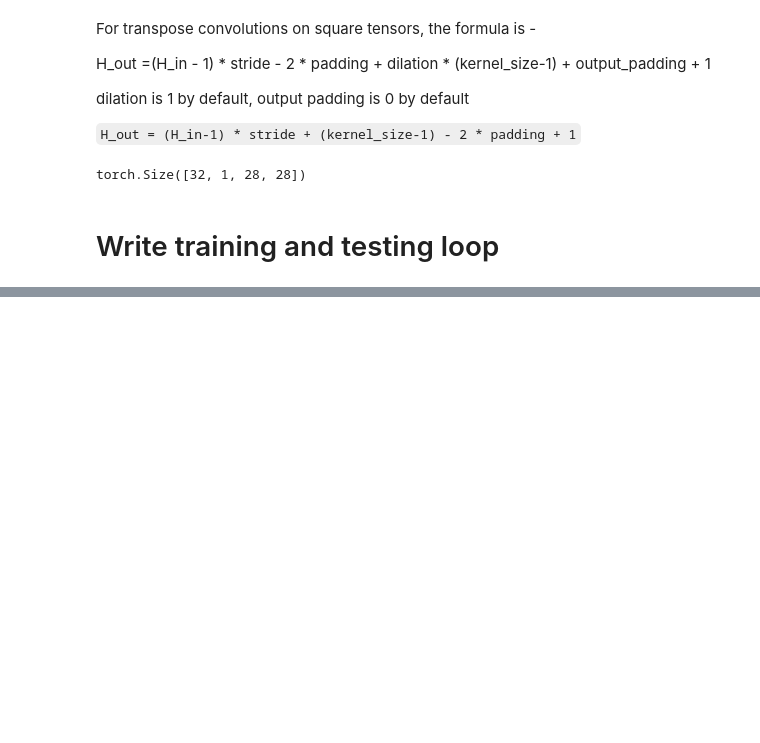
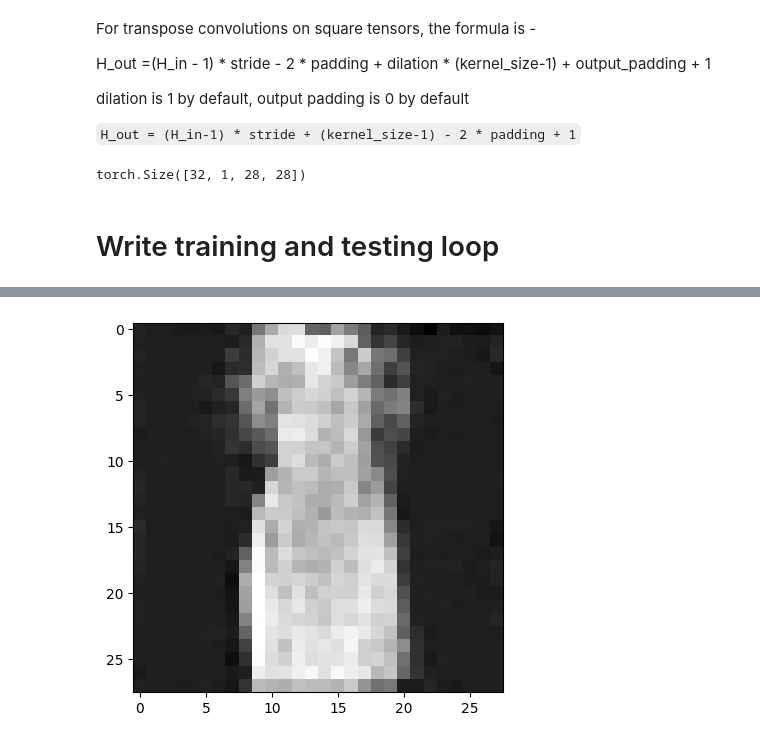
Before and after one commit to suryansh-sinha/Conditional-DCGAN, a Jupyter notebook: cDCGAN.ipynb, the cells around one changed output, grey strips where cells are left out. Cells and saved outputs as stored; diff of their text form; code cells hidden in the pictures; blank space fills up the shorter version.

```diff
--- a/cDCGAN.ipynb
+++ b/cDCGAN.ipynb
@@ -130,7 +150,9 @@ class Discriminator(nn.Module):
     return self.classifier(self.conv_layers(x))
 # %%
 image, label = next(iter(train_dataloader))
-discriminator = Discriminator(1, num_classes, BATCH_SIZE)
+image = image.to(device)
+label = label.to(device)
+discriminator = Discriminator(1, num_classes, BATCH_SIZE).to(device)
 preds = discriminator(image, label)
 preds
 # %% [output]
@@ -302,0 +398,13 @@ RuntimeError: Expected tensor for argument #1 'indices' to have one of the follo
+# %%
+def generate_image(generator, latent_size, class_index):
+  noise = torch.rand(size=[1, latent_size, 1, 1]).to(device)
+  label = torch.Tensor([class_index]).type(torch.IntTensor).to(device)
+  output = generator(noise, label)
+  output = output.squeeze(dim=0).to('cpu')
+  output = output.detach()
+  output = output.permute(1, 2, 0)
+  plt.imshow(output, cmap='gray')
+# %%
+generate_image(generator, LATENT_SIZE, 3)
+# %% [output]
+[figure, added]
```
Also changed, not shown: parts of 16 cells of this notebook.
